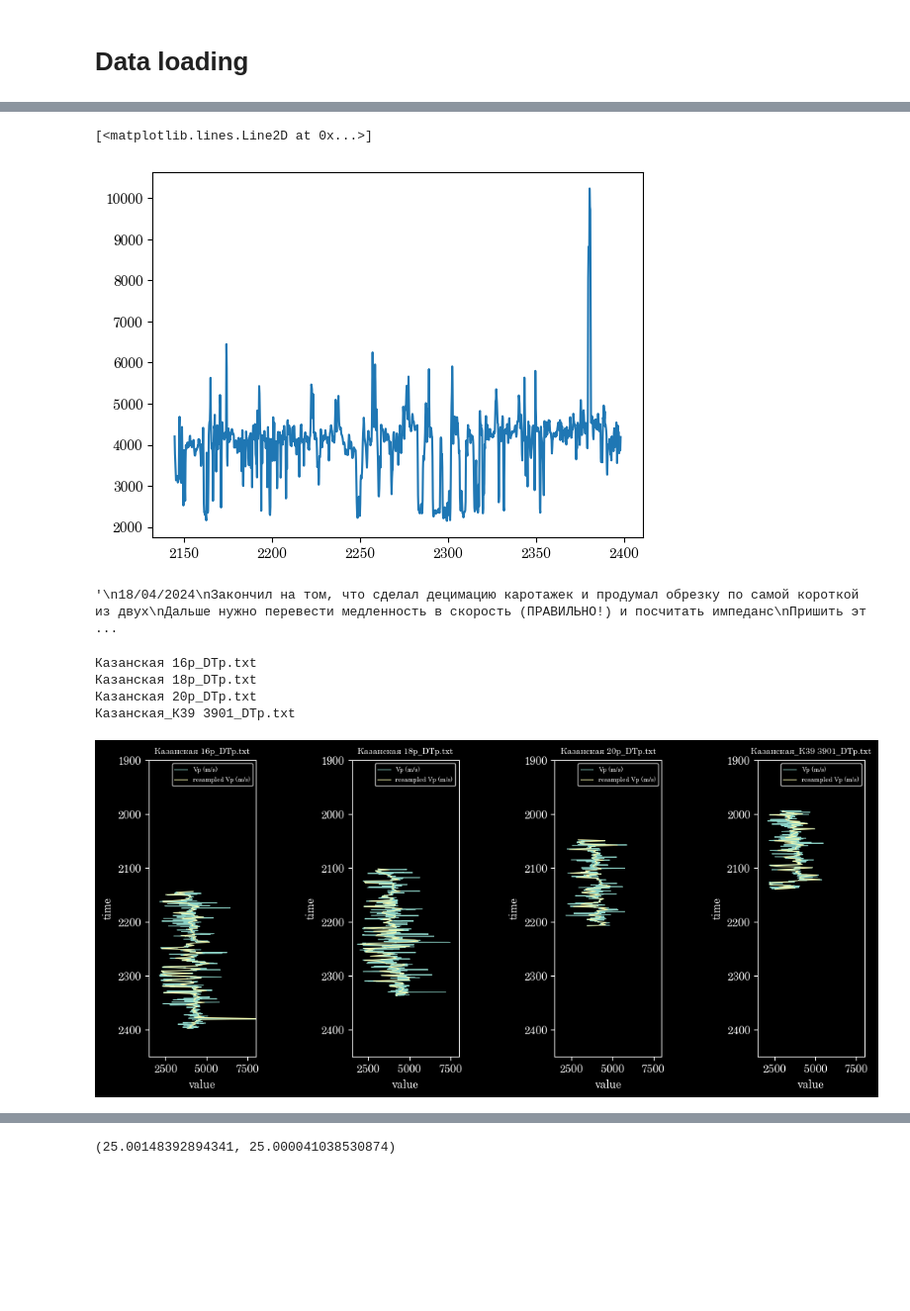
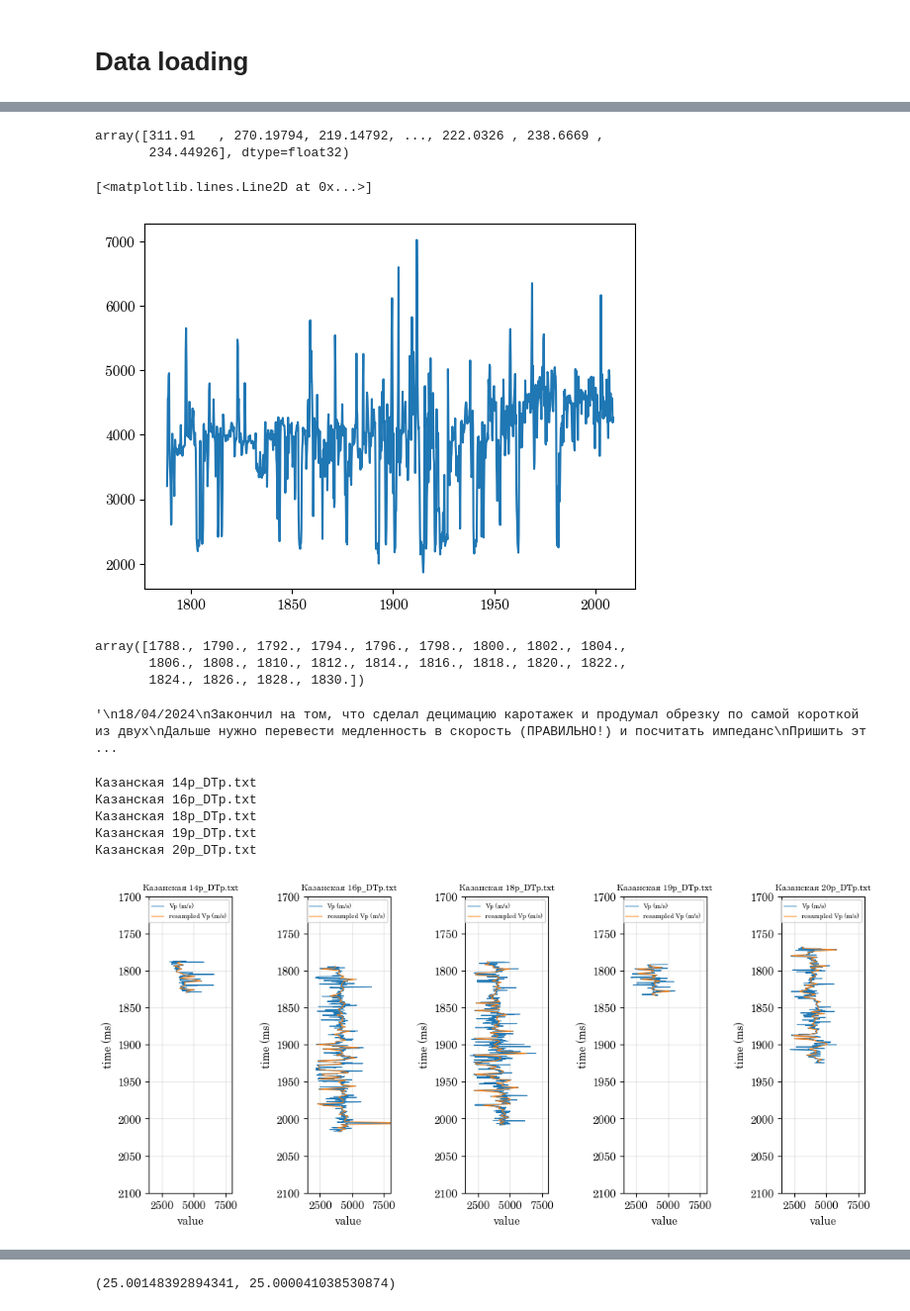
Before and after one commit to grxoxl/inversion, a Jupyter notebook: acoustic_inversion/kazan_data/data_preparation.ipynb, the cells around one changed output, grey strips where cells are left out. Shown at 99% size. Saved outputs shown, nothing was run; the diff lists cells and outputs as text; code cells hidden in the pictures; blank space fills up the shorter version.

```diff
--- a/acoustic_inversion/kazan_data/data_preparation.ipynb
+++ b/acoustic_inversion/kazan_data/data_preparation.ipynb
@@ -329,10 +329,11 @@ def interp(x: Iterable[float], y: Iterable[float], step: Union[int, float],
     ynew = f(xnew)
     return xnew, ynew
 # %%
-folder = r"C:\Users\Владислав\Desktop\LOG _unique"
+# folder = r"C:\Users\Владислав\Desktop\LOG _unique"
+folder = r"C:\Users\Владислав\Desktop\logS"
 
 dtp_dir, rhob_dir = divide_filenames_by_keyword(folder)
 
 dir_df = pd.DataFrame({"dtp": dtp_dir, "rhob" : rhob_dir})
-dir_df.iloc[:5]
+dir_df.iloc[0]
 # %% [output]
@@ -366,19 +357,30 @@ wells = [Well(dir_df.iloc[i, :]["dtp"], dir_df.iloc[i, :]["rhob"]) for i in rang
+# %%
+wells[2].data["dtp"]
+# %% [output]
+array([311.91   , 270.19794, 219.14792, ..., 222.0326 , 238.6669 ,
+       234.44926], dtype=float32)
 # %%
 plt.plot(wells[2].data["time"], 1e6/wells[2].data["dtp"])
 # %% [output]
 [<matplotlib.lines.Line2D at 0x...>]
-[figure, old version]
+[figure, new version]
 # %%
-"""np.r_ is a short concatenation method"""
-x_decimated = [np.r_['r', interp(wells[i].data["time"], 1e6/wells[i].data["x"], 2, kind = "nearest")].T for i in range(dir_df.shape[0])]
+# """np.r_ is a short concatenation method"""
+x_decimated = [np.r_['1,2', interp(wells[i].data["time"], 1e6/wells[i].data["x"], 2, kind = "nearest")].T for i in range(dir_df.shape[0])]
 
-y_decimated = [np.r_['r', interp(wells[i].data["time"], 1e6/wells[i].data["y"], 2, kind = "nearest")].T for i in range(dir_df.shape[0])]
+y_decimated = [np.r_['1,2', interp(wells[i].data["time"], 1e6/wells[i].data["y"], 2, kind = "nearest")].T for i in range(dir_df.shape[0])]
 
-dtp_decimated = [np.r_['r', interp(wells[i].data["time"], 1e6/wells[i].data["dtp"], 2, kind = "nearest")].T for i in range(dir_df.shape[0])]
+dtp_decimated = [np.r_['1,2', interp(wells[i].data["time"], 1e6/wells[i].data["dtp"], 2, kind = "nearest")].T for i in range(dir_df.shape[0])]
 
-rhob_decimated = [np.r_['r', interp(wells[i].data["time"], wells[i].data["rhob"], 2, kind = "nearest")].T for i in range(dir_df.shape[0])]
+rhob_decimated = [np.r_['1,2', interp(wells[i].data["time"], wells[i].data["rhob"], 2, kind = "nearest")].T for i in range(dir_df.shape[0])]
 
 ai_decimated = [np.array(dtp_decimated[i][:, 1])*np.array(rhob_decimated[i][:, 1]) for i in range(dir_df.shape[0])]
+# %%
+y_decimated[0][:, 0]
+# %% [output]
+array([1788., 1790., 1792., 1794., 1796., 1798., 1800., 1802., 1804.,
+       1806., 1808., 1810., 1812., 1814., 1816., 1818., 1820., 1822.,
+       1824., 1826., 1828., 1830.])
 # %%
 """
 18/04/2024
@@ -406,7 +414,7 @@ ai_decimated = [np.array(dtp_decimated[i][:, 1])*np.array(rhob_decimated[i][:, 1
 '\n18/04/2024\nЗакончил на том, что сделал децимацию каротажек и продумал обрезку по самой короткой из двух\nДальше нужно перевести медленность в скорость (ПРАВИЛЬНО!) и посчитать импеданс\nПришить эт ...
 # %%
 for i in range(dir_df.shape[0]):
-    wells[i].data_decimated = {"dtp": dtp_decimated[i], "rhob": rhob_decimated[i]}
+    # wells[i].data_decimated = {"dtp": dtp_decimated[i], "rhob": rhob_decimated[i]}
     wells[i].data_decimated = {
                 "x" : x_decimated[i][:, 1],
                 "y" : y_decimated[i][:, 1],
@@ -416,32 +424,34 @@ for i in range(dir_df.shape[0]):
                 "impedance" : ai_decimated[i]
                 }
 # %%
-plt.style.use('dark_background')
+plt.style.use('default')
 plt.rcParams["font.family"] = "century"
 plt.figure(figsize = (12, 5))
 
 
-w_num =  [2, 3, 5, 33]
-# for i in range(30, 40, 1):
+w_num =  [0, 1, 2, 3, 4]
+
 for sub, i in enumerate(w_num):
     plt.subplot(1, len(w_num), sub + 1)
     plt.subplots_adjust(wspace=0.9, hspace=0.4)
     print(wells[i].name_dtp)
 
     plt.plot(1e6/wells[i].data["dtp"], wells[i].data["time"], lw = 0.7,  label = "Vp (m/s)")
     plt.plot(wells[i].data_decimated["dtp"], wells[i].data_decimated["time"], lw = 0.7, label = "resampled Vp (m/s)")
 
 
-    plt.ylim([1900, 2450])
+    plt.ylim([1700, 2100])
     plt.xlim([1500, 8000])
     plt.gca().invert_yaxis()
     plt.legend(loc = 0, fontsize = 6)
     plt.title("%13s" % wells[i].name_dtp, fontsize = 8)
-    plt.ylabel("time")
+    plt.ylabel("time (ms)")
     plt.xlabel("value")
+    plt.grid(alpha = .3)
 # %% [output]
+Казанская 14р_DTp.txt
 Казанская 16р_DTp.txt
 Казанская 18р_DTp.txt
+Казанская 19р_DTp.txt
 Казанская 20р_DTp.txt
-Казанская_К39 3901_DTp.txt
-[figure, old version]
+[figure, new version]
```
Also changed, not shown: parts of 27 cells of this notebook, 2 other files.
